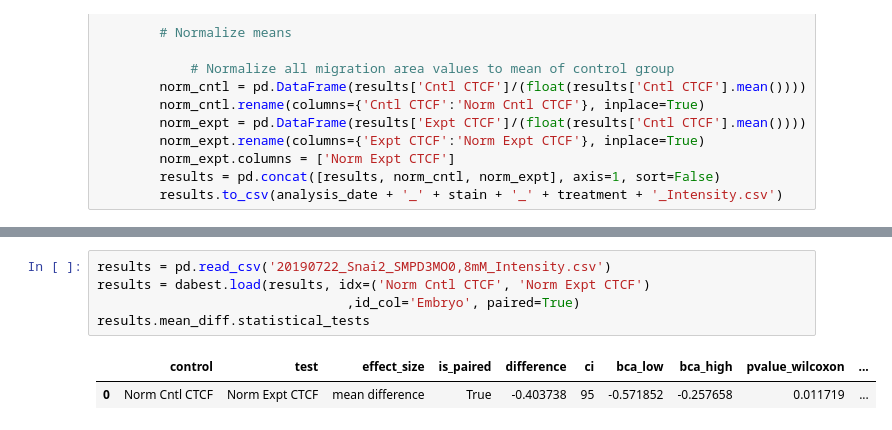
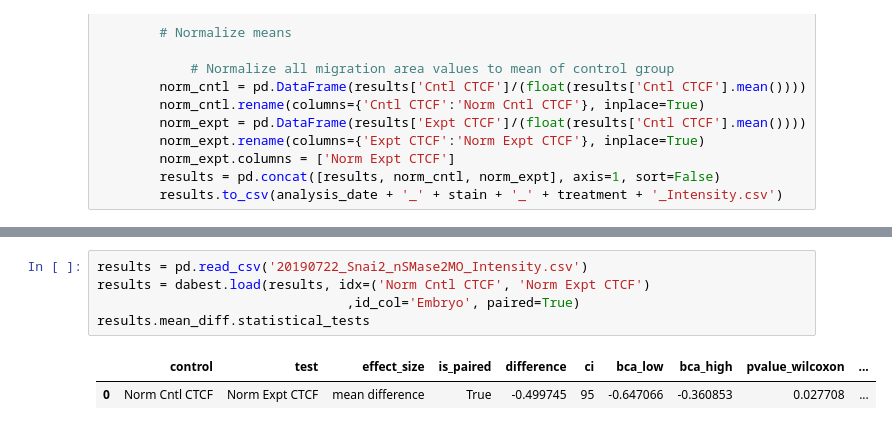
Before and after one commit to candrews19/data, a Jupyter notebook: nSMase2/Cad6B_and_Snai2_mRNA_dnt/20190722_Cad6BandSnai2_Intensity.ipynb, the cells around one changed output, grey strips where cells are left out. Drawn from its saved outputs; the diff is of its cells as text.

```diff
--- a/nSMase2/Cad6B_and_Snai2_mRNA_dnt/20190722_Cad6BandSnai2_Intensity.ipynb
+++ b/nSMase2/Cad6B_and_Snai2_mRNA_dnt/20190722_Cad6BandSnai2_Intensity.ipynb
@@ -162,11 +113,11 @@ for j in stain_list:
 # %%
-results = pd.read_csv('20190722_Snai2_SMPD3MO0,8mM_Intensity.csv')
+results = pd.read_csv('20190722_Snai2_nSMase2MO_Intensity.csv')
 results = dabest.load(results, idx=('Norm Cntl CTCF', 'Norm Expt CTCF')
                                 ,id_col='Embryo', paired=True)
 results.mean_diff.statistical_tests
 # %% [output]
 |  | control | test | effect_size | is_paired | difference | ci | bca_low | bca_high | pvalue_wilcoxon | ... |
-| 0 | Norm Cntl CTCF | Norm Expt CTCF | mean difference | True | -0.403738 | 95 | -0.571852 | -0.257658 | 0.011719 | ... |
+| 0 | Norm Cntl CTCF | Norm Expt CTCF | mean difference | True | -0.499745 | 95 | -0.647066 | -0.360853 | 0.027708 | ... |
 # %%
 fig1 = results.mean_diff.plot(
     #Set overall figure parameters
```
Also changed, not shown: parts of 2 cells of this notebook, 19 other files.
